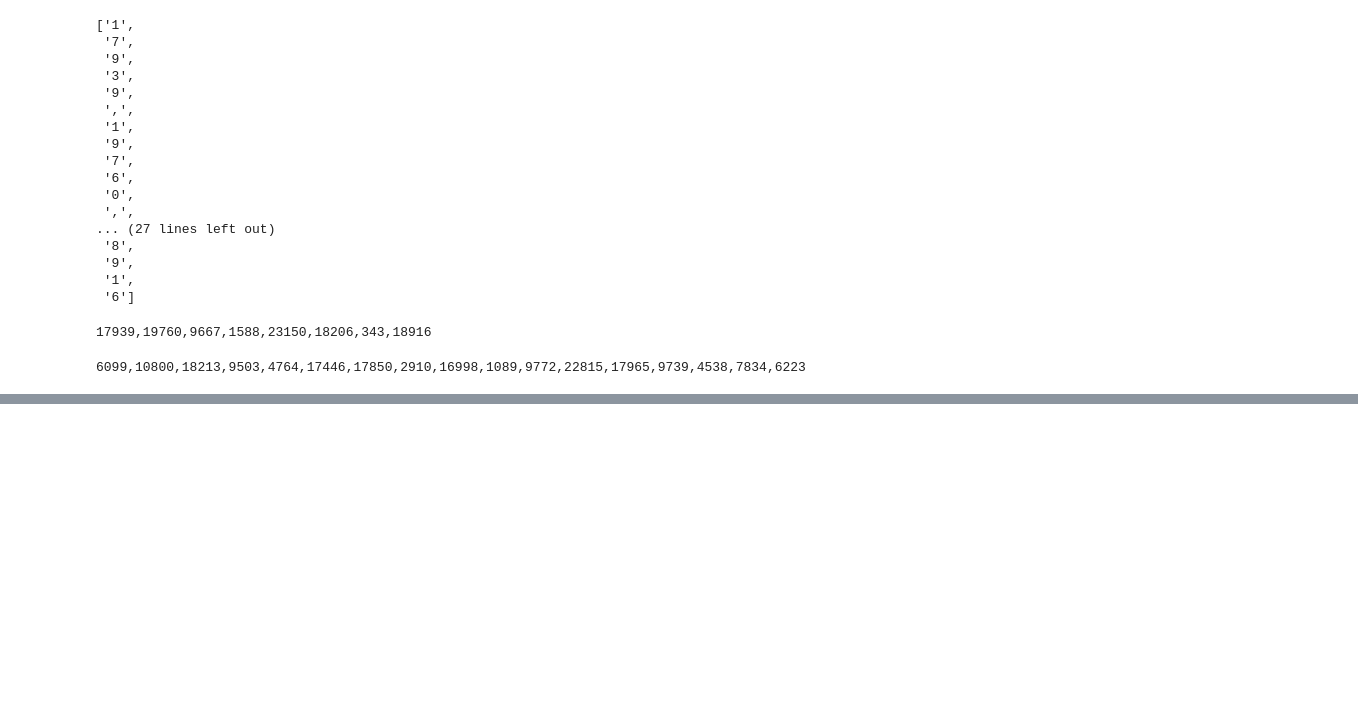
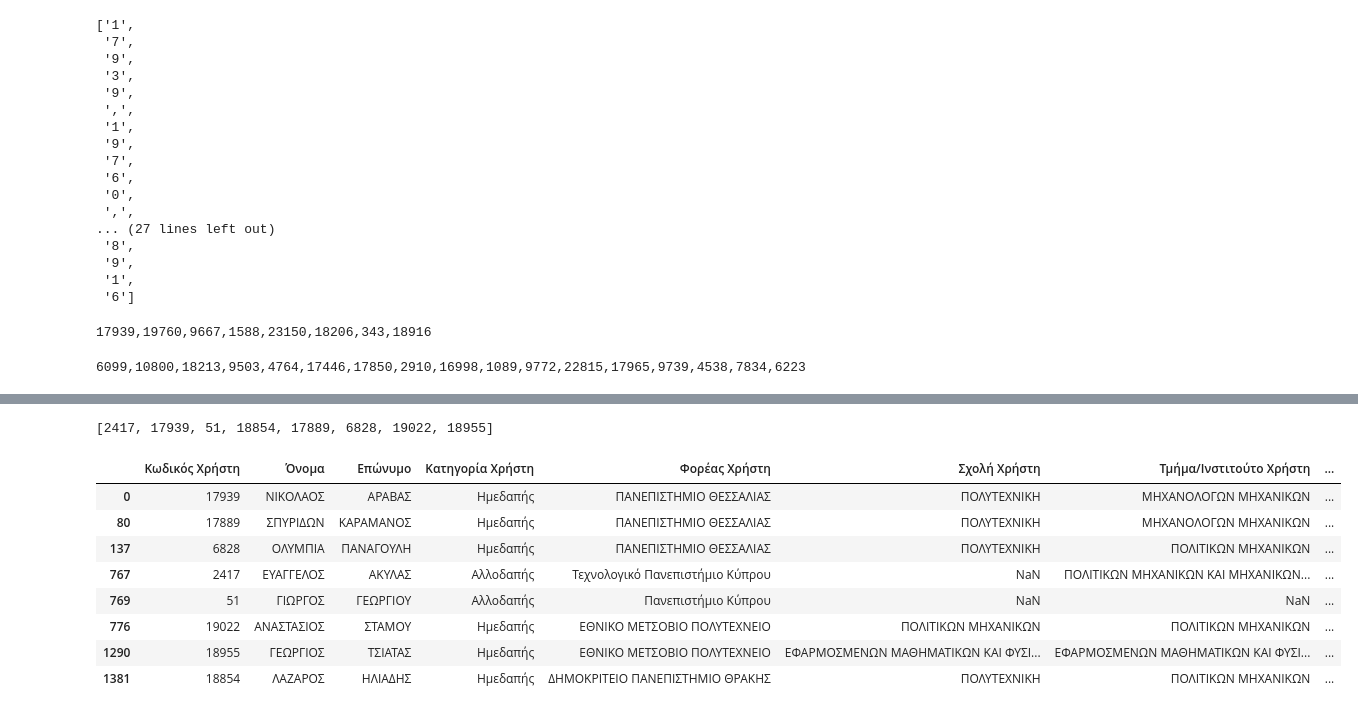
Before and after one commit to panagop/civil_ihu_pyappz, a Jupyter notebook: jupyter/mitroa.ipynb, the cells around one changed output, grey strips where cells are left out. Drawn from its saved outputs; the diff is of its cells as text; code cells hidden in the pictures; blank space fills up the shorter version.

```diff
--- a/jupyter/mitroa.ipynb
+++ b/jupyter/mitroa.ipynb
@@ -175,0 +197,20 @@ df_antikeimena.to_excel('antikeimena.xlsx')
+# %%
+codes_str = '2417-17939-51-18854-17889-6828-19022-18955'.split('-')
+codes_int = [int(i) for i in codes_str]
+
+codes_int
+# %% [output]
+[2417, 17939, 51, 18854, 17889, 6828, 19022, 18955]
+# %%
+df2=df[df['Κωδικός Χρήστη'].isin(codes_int)]
+df2
+# %% [output]
+|  | Κωδικός Χρήστη | Όνομα | Επώνυμο | Κατηγορία Χρήστη | Φορέας Χρήστη | Σχολή Χρήστη | Τμήμα/Ινστιτούτο Χρήστη | ... |
+| 0 | 17939 | ΝΙΚΟΛΑΟΣ | ΑΡΑΒΑΣ | Ημεδαπής | ΠΑΝΕΠΙΣΤΗΜΙΟ ΘΕΣΣΑΛΙΑΣ | ΠΟΛΥΤΕΧΝΙΚΗ | ΜΗΧΑΝΟΛΟΓΩΝ ΜΗΧΑΝΙΚΩΝ | ... |
+| 80 | 17889 | ΣΠΥΡΙΔΩΝ | ΚΑΡΑΜΑΝΟΣ | Ημεδαπής | ΠΑΝΕΠΙΣΤΗΜΙΟ ΘΕΣΣΑΛΙΑΣ | ΠΟΛΥΤΕΧΝΙΚΗ | ΜΗΧΑΝΟΛΟΓΩΝ ΜΗΧΑΝΙΚΩΝ | ... |
+| 137 | 6828 | ΟΛΥΜΠΙΑ | ΠΑΝΑΓΟΥΛΗ | Ημεδαπής | ΠΑΝΕΠΙΣΤΗΜΙΟ ΘΕΣΣΑΛΙΑΣ | ΠΟΛΥΤΕΧΝΙΚΗ | ΠΟΛΙΤΙΚΩΝ ΜΗΧΑΝΙΚΩΝ | ... |
+| 767 | 2417 | ΕΥΑΓΓΕΛΟΣ | ΑΚΥΛΑΣ | Αλλοδαπής | Τεχνολογικό Πανεπιστήμιο Κύπρου | NaN | ΠΟΛΙΤΙΚΩΝ ΜΗΧΑΝΙΚΩΝ ΚΑΙ ΜΗΧΑΝΙΚΩΝ... | ... |
+| 769 | 51 | ΓΙΩΡΓΟΣ | ΓΕΩΡΓΙΟΥ | Αλλοδαπής | Πανεπιστήμιο Κύπρου | NaN | NaN | ... |
+| 776 | 19022 | ΑΝΑΣΤΑΣΙΟΣ | ΣΤΑΜΟΥ | Ημεδαπής | ΕΘΝΙΚΟ ΜΕΤΣΟΒΙΟ ΠΟΛΥΤΕΧΝΕΙΟ | ΠΟΛΙΤΙΚΩΝ ΜΗΧΑΝΙΚΩΝ | ΠΟΛΙΤΙΚΩΝ ΜΗΧΑΝΙΚΩΝ | ... |
+| 1290 | 18955 | ΓΕΩΡΓΙΟΣ | ΤΣΙΑΤΑΣ | Ημεδαπής | ΕΘΝΙΚΟ ΜΕΤΣΟΒΙΟ ΠΟΛΥΤΕΧΝΕΙΟ | ΕΦΑΡΜΟΣΜΕΝΩΝ ΜΑΘΗΜΑΤΙΚΩΝ ΚΑΙ ΦΥΣΙ... | ΕΦΑΡΜΟΣΜΕΝΩΝ ΜΑΘΗΜΑΤΙΚΩΝ ΚΑΙ ΦΥΣΙ... | ... |
+| 1381 | 18854 | ΛΑΖΑΡΟΣ | ΗΛΙΑΔΗΣ | Ημεδαπής | ΔΗΜΟΚΡΙΤΕΙΟ ΠΑΝΕΠΙΣΤΗΜΙΟ ΘΡΑΚΗΣ | ΠΟΛΥΤΕΧΝΙΚΗ | ΠΟΛΙΤΙΚΩΝ ΜΗΧΑΝΙΚΩΝ | ... |
```
Also changed, not shown: parts of 3 cells of this notebook, 3 other files.
